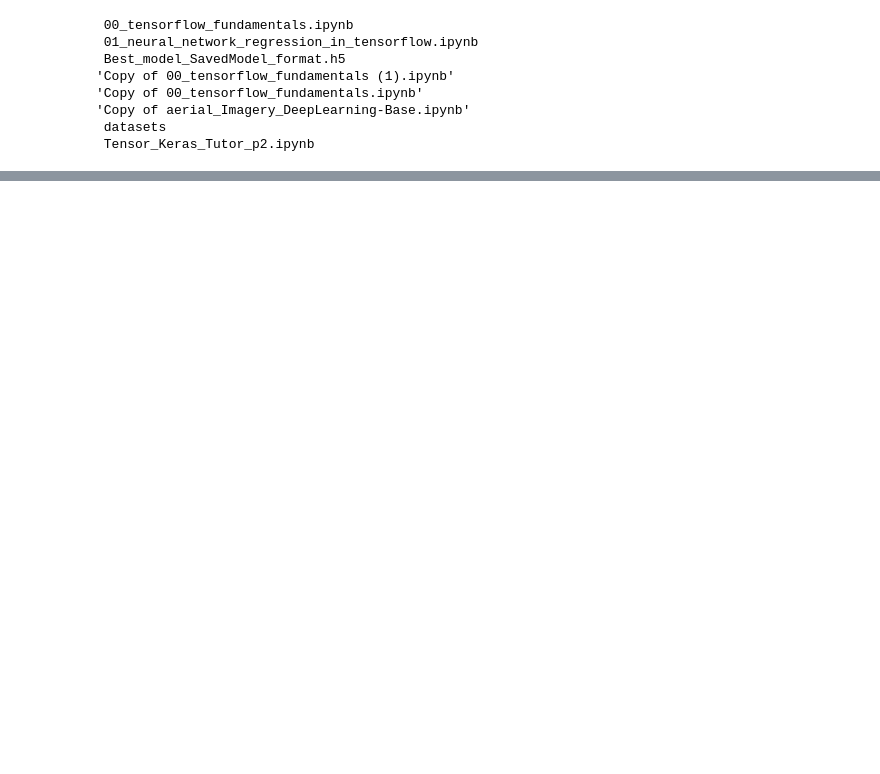
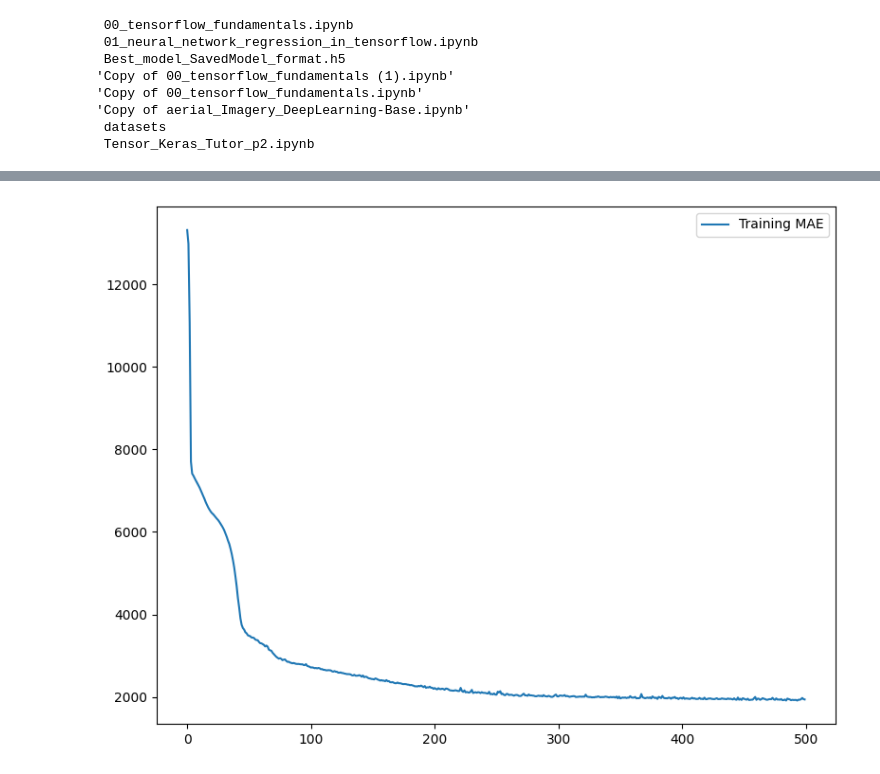
Before and after one commit to simongiando/deep-learning, a Jupyter notebook: Fundamentals/01_neural_network_regression_in_tensorflow.ipynb, the cells around one changed output, grey strips where cells are left out. Cells and saved outputs as stored; diff of their text form; code cells hidden in the pictures; blank space fills up the shorter version.

```diff
--- a/Fundamentals/01_neural_network_regression_in_tensorflow.ipynb
+++ b/Fundamentals/01_neural_network_regression_in_tensorflow.ipynb
@@ -1267,0 +1442,19 @@ files.download ("/content/Best_model_SavedModel_format.h5")
+# %%
+# Build a neural network
+tf.random.set_seed(42)
+
+# 1. Create the model
+insurance_model_2 = tf.keras.Sequential([
+    tf.keras.layers.Dense(100,activation="relu",name="input_layers"),
+    tf.keras.layers.Dense(50,activation="relu"),
+    tf.keras.layers.Dense(100,activation="relu"),
+    tf.keras.layers.Dense(1,name="output_layer")
+])
+
+# 2. Compile the model
+insurance_model_2.compile(loss=tf.keras.losses.mae,
+                        optimizer=tf.keras.optimizers.Adam(lr=0.0001),
+                        metrics=["mae"])
+
+# 3. Fit the model
+learning_history = insurance_model_2.fit(X_train,y_train,epochs=500)
@@ -1267,0 +1480,16 @@ files.download ("/content/Best_model_SavedModel_format.h5")
+# %%
+## Visualize the loss
+model_history = pd.DataFrame(learning_history.history)
+model_history['epoch'] = learning_history.epoch
+
+fig, ax = plt.subplots(1, figsize=(8,6))
+num_epochs = model_history.shape[0]
+
+ax.plot(np.arange(0, num_epochs), model_history["mae"],
+        label="Training MAE")
+ax.legend()
+
+plt.tight_layout()
+plt.show()
+# %% [output]
+[figure, added]
```
Also changed, not shown: parts of 84 cells of this notebook.
